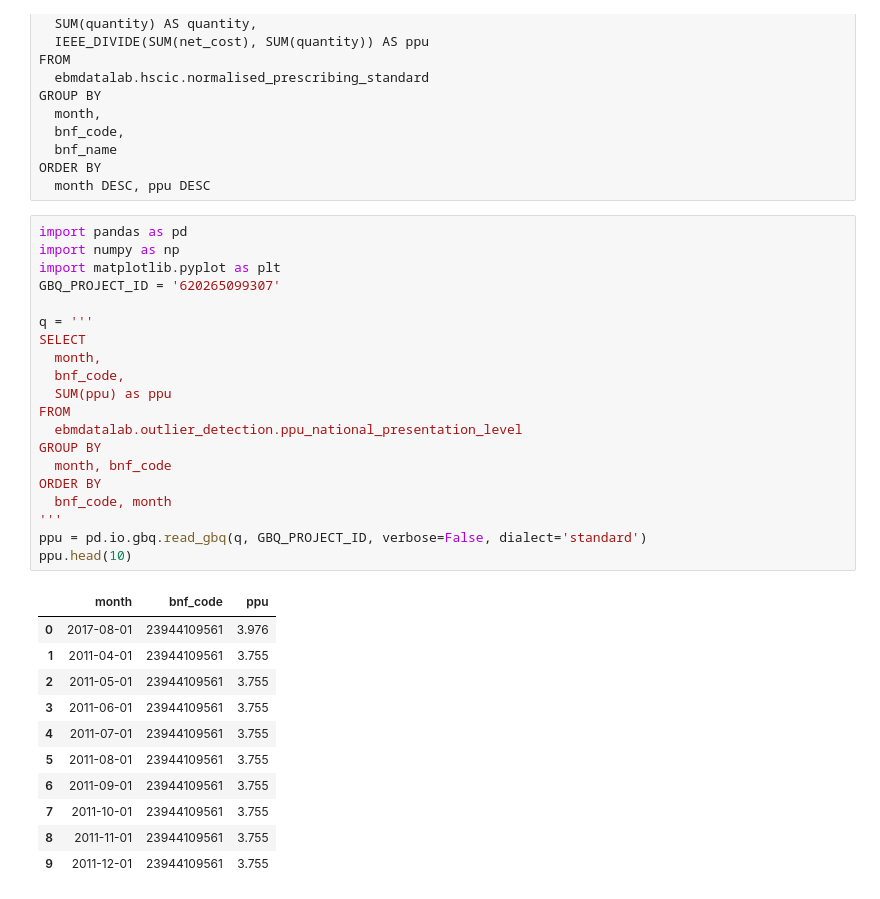
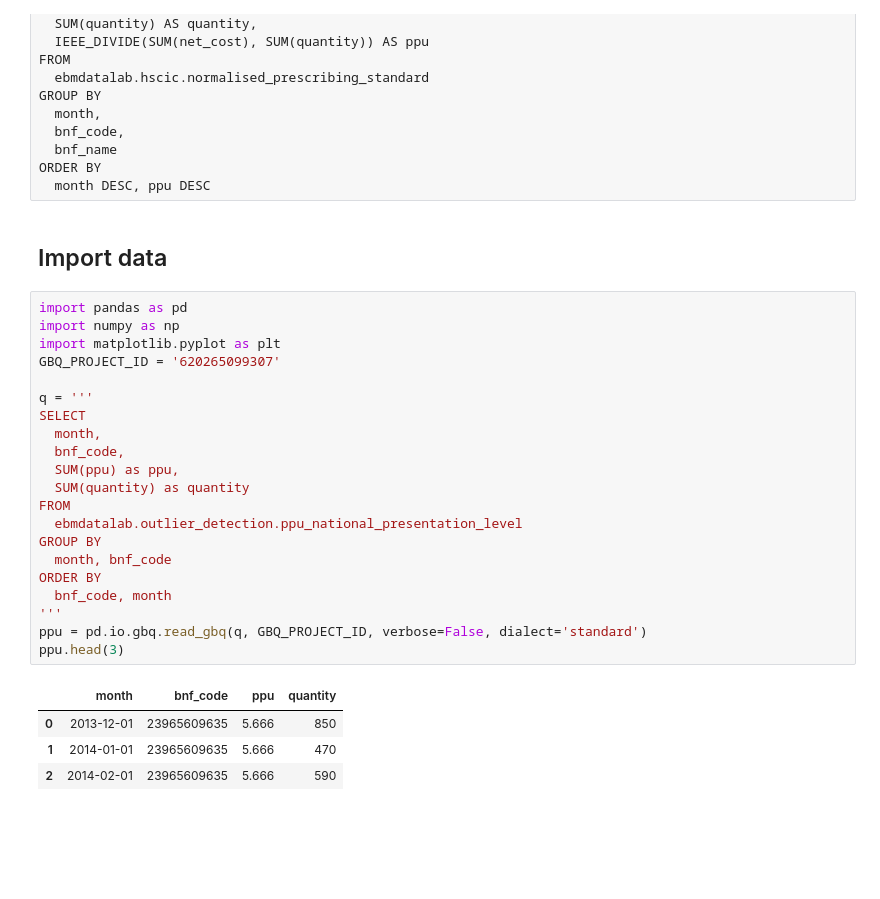
Before and after one commit to ebmdatalab/outlier-detection, a Jupyter notebook: ppu_change_detection/PPU_change_detecting.ipynb, the cells around one changed output. Saved outputs shown, nothing was run; the diff lists cells and outputs as text; blank space fills up the shorter version.

```diff
--- a/ppu_change_detection/PPU_change_detecting.ipynb
+++ b/ppu_change_detection/PPU_change_detecting.ipynb
@@ -18,38 +18,34 @@ GROUP BY
   bnf_name
 ORDER BY
   month DESC, ppu DESC
+# %% [markdown]
+## Import data
 # %%
 import pandas as pd
 import numpy as np
 import matplotlib.pyplot as plt
 GBQ_PROJECT_ID = '620265099307'
 
 q = '''
 SELECT
   month,
   bnf_code,
-  SUM(ppu) as ppu
+  SUM(ppu) as ppu,
+  SUM(quantity) as quantity
 FROM
   ebmdatalab.outlier_detection.ppu_national_presentation_level
 GROUP BY
   month, bnf_code
 ORDER BY
   bnf_code, month
 '''
 ppu = pd.io.gbq.read_gbq(q, GBQ_PROJECT_ID, verbose=False, dialect='standard')
-ppu.head(10)
+ppu.head(3)
 # %% [output]
-|  | month | bnf_code | ppu |
-| 0 | 2017-08-01 | 23944109561 | 3.976 |
-| 1 | 2011-04-01 | 23944109561 | 3.755 |
-| 2 | 2011-05-01 | 23944109561 | 3.755 |
-| 3 | 2011-06-01 | 23944109561 | 3.755 |
-| 4 | 2011-07-01 | 23944109561 | 3.755 |
-| 5 | 2011-08-01 | 23944109561 | 3.755 |
-| 6 | 2011-09-01 | 23944109561 | 3.755 |
-| 7 | 2011-10-01 | 23944109561 | 3.755 |
-| 8 | 2011-11-01 | 23944109561 | 3.755 |
-| 9 | 2011-12-01 | 23944109561 | 3.755 |
+|  | month | bnf_code | ppu | quantity |
+| 0 | 2013-12-01 | 23965609635 | 5.666 | 850 |
+| 1 | 2014-01-01 | 23965609635 | 5.666 | 470 |
+| 2 | 2014-02-01 | 23965609635 | 5.666 | 590 |
 # %%
 df = ppu[['month','bnf_code','ppu']]
 df = df.sort_values(['bnf_code','month'])
```
Also changed, not shown: parts of 19 cells of this notebook.
